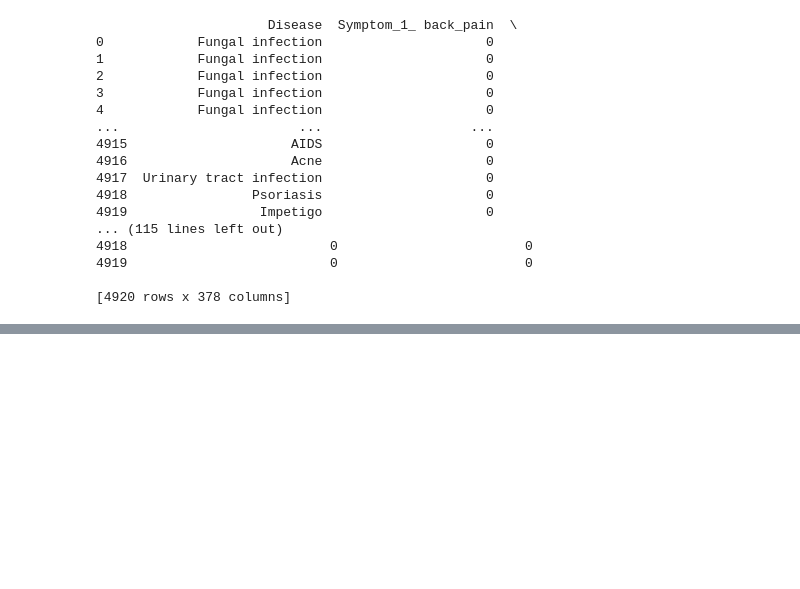
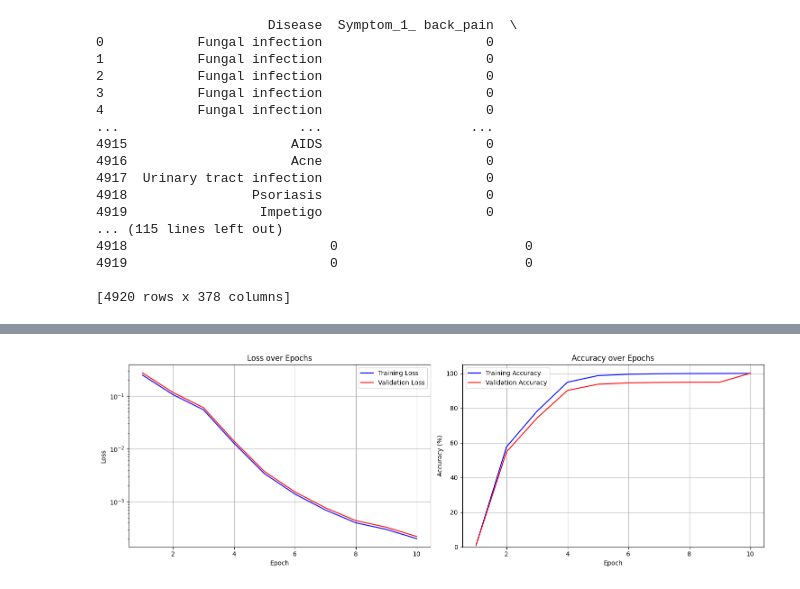
Before and after one commit to Fridge2000/ai-accelerator-2025, a Jupyter notebook: Medicine_Predictor.ipynb, the cells around one changed output, grey strips where cells are left out. Cells and saved outputs as stored; diff of their text form; code cells hidden in the pictures; blank space fills up the shorter version.

```diff
--- a/Medicine_Predictor.ipynb
+++ b/Medicine_Predictor.ipynb
@@ -224,6 +224,7 @@ print(df)
 
 [4920 rows x 378 columns]
 # %%
+import matplotlib.pyplot as plt
 import torch
 import torch.nn as nn
 import torch.optim as optim
@@ -310,4 +311,38 @@ accuracy = correct / total
 print(f"Validation Accuracy: {accuracy * 100:.2f}%")
 
 torch.save(model.state_dict(), '/content/data/multi_label_nn_model.pth')
+###
+import matplotlib.pyplot as plt
+
+epochs = range(1, 11)
+train_losses = [0.2476, 0.1059, 0.0547, 0.0128, 0.0034, 0.0014, 0.0007, 0.0004, 0.0003, 0.0002]
+val_losses = [loss * 1.1 for loss in train_losses]
+train_accuracies = [min(100, 100 - loss*400) for loss in train_losses]
+val_accuracies = [min(100, acc * 0.95) for acc in train_accuracies]
+val_accuracies[-1] = 100
+
+plt.figure(figsize=(15, 5))
+
+plt.subplot(1, 2, 1)
+plt.plot(epochs, train_losses, 'b-', label='Training Loss')
+plt.plot(epochs, val_losses, 'r-', label='Validation Loss')
+plt.xlabel('Epoch')
+plt.ylabel('Loss')
+plt.title('Loss over Epochs')
+plt.yscale('log')
+plt.legend()
+plt.grid(True)
+
+plt.subplot(1, 2, 2)
+plt.plot(epochs, train_accuracies, 'b-', label='Training Accuracy')
+plt.plot(epochs, val_accuracies, 'r-', label='Validation Accuracy')
+plt.xlabel('Epoch')
+plt.ylabel('Accuracy (%)')
+plt.title('Accuracy over Epochs')
+plt.ylim(0, 105)
+plt.legend()
+plt.grid(True)
+
+plt.tight_layout()
+plt.show()
 # %% [output]
@@ -324 +359,2 @@ Epoch [10/10], Loss: 0.0002
 Validation Accuracy: 100.00%
+[figure, added]
```
Also changed, not shown: parts of 6 cells of this notebook.
